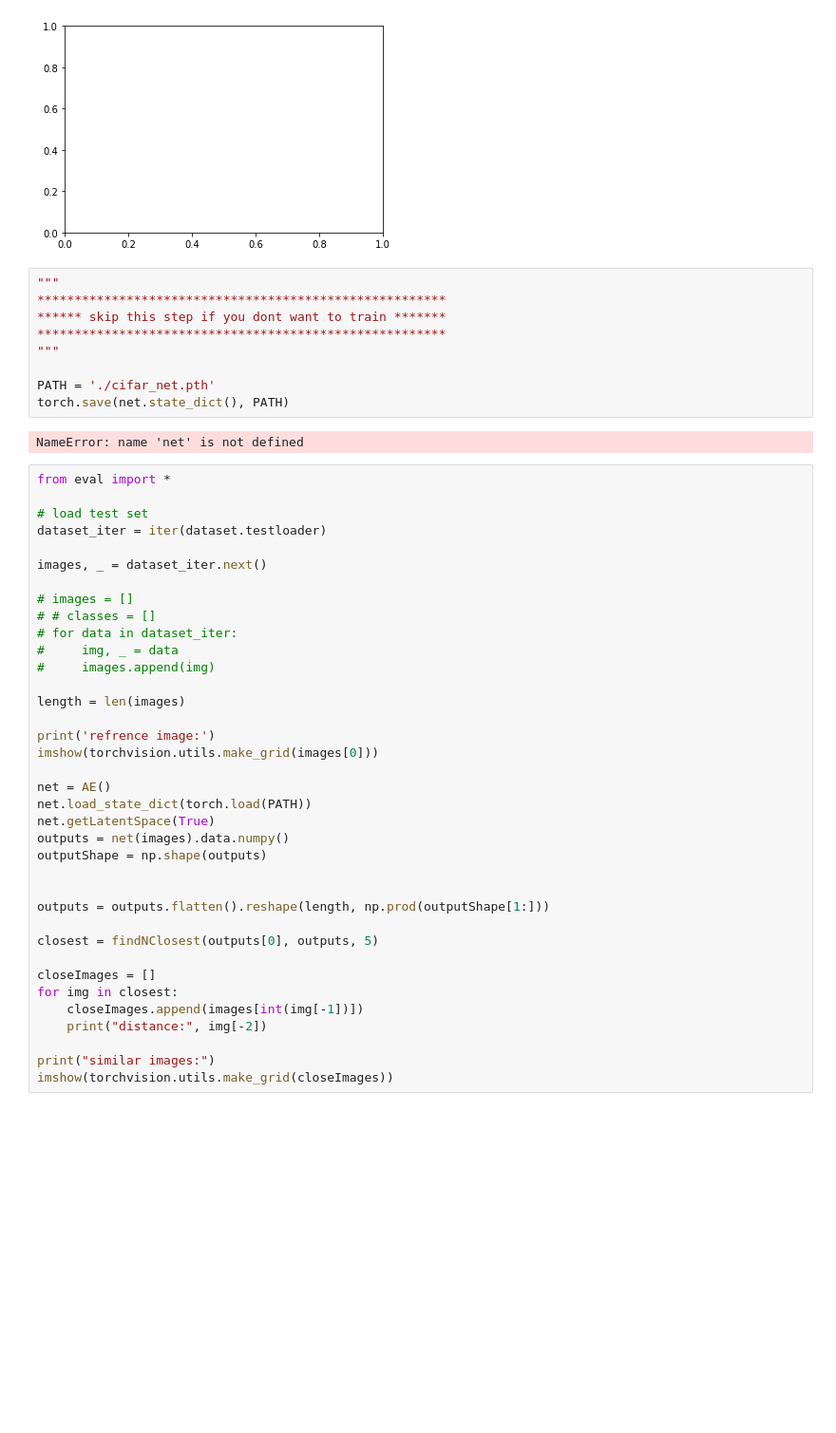
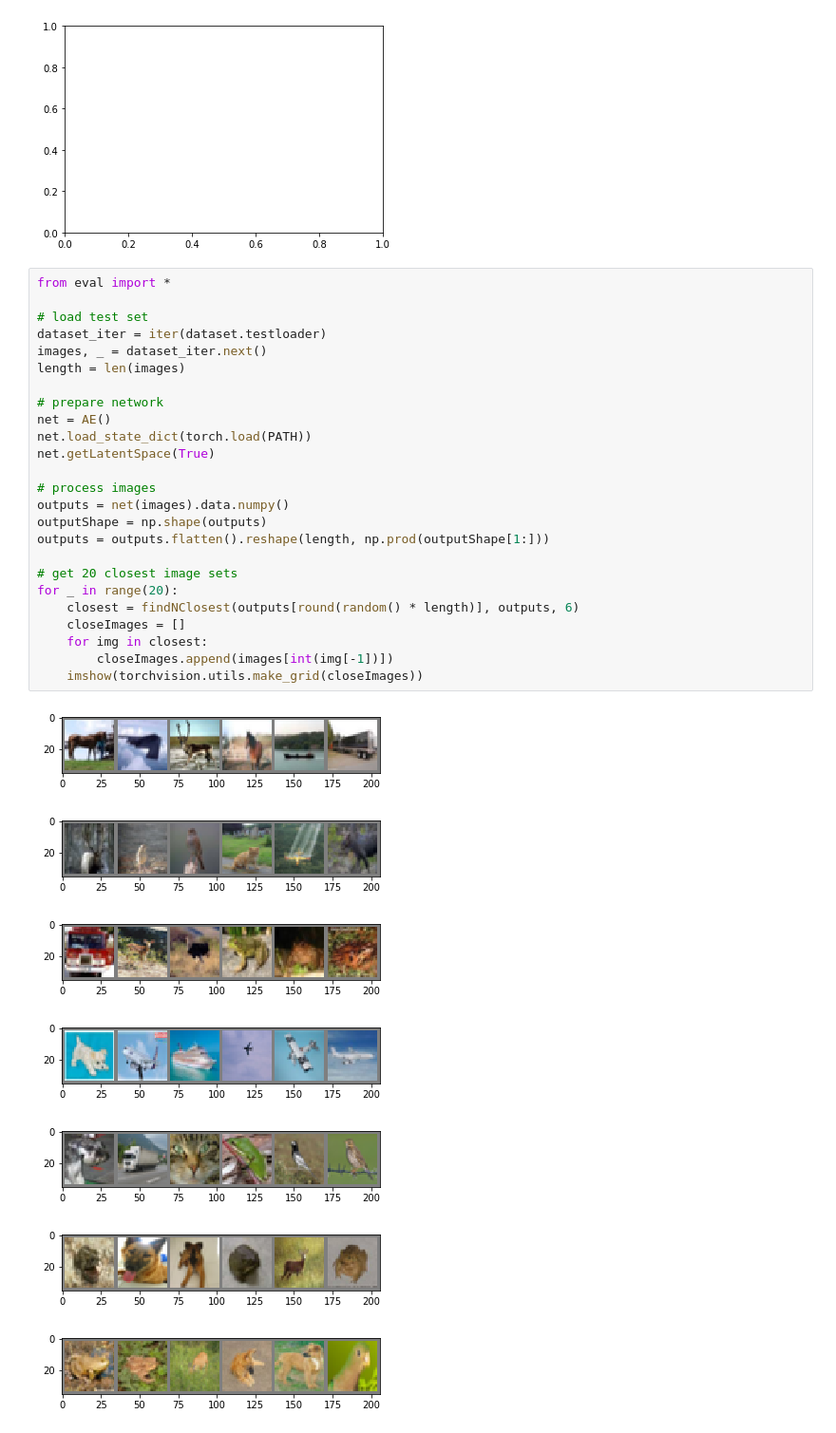
Before and after one commit to PhilipOe1612340/MMR-Autoencoder, a Jupyter notebook: src/autoencoder-pytorch.ipynb, the cells around one changed output. Shown at 95% size. Cells and saved outputs as stored; diff of their text form; blank space fills up the shorter version.

Commit message:
get random images for predictions

```diff
--- a/src/autoencoder-pytorch.ipynb
+++ b/src/autoencoder-pytorch.ipynb
@@ -176,52 +178,36 @@ plt.draw()
 # %% [output]
 NameError: name 'loss' is not defined
 [figure]
-# %%
-"""
-*******************************************************
-****** skip this step if you dont want to train *******
-*******************************************************
-"""
-
-PATH = './cifar_net.pth'
-torch.save(net.state_dict(), PATH)
-# %% [output]
-NameError: name 'net' is not defined
 # %%
 from eval import *
 
 # load test set
 dataset_iter = iter(dataset.testloader)
-
 images, _ = dataset_iter.next()
-
-# images = []
-# # classes = []
-# for data in dataset_iter:
-#     img, _ = data
-#     images.append(img)
-
 length = len(images)
 
-print('refrence image:')
-imshow(torchvision.utils.make_grid(images[0]))
-
+# prepare network
 net = AE()
 net.load_state_dict(torch.load(PATH))
 net.getLatentSpace(True)
+
+# process images
 outputs = net(images).data.numpy()
 outputShape = np.shape(outputs)
-
-
 outputs = outputs.flatten().reshape(length, np.prod(outputShape[1:]))
 
-closest = findNClosest(outputs[0], outputs, 5)
-
-closeImages = []
-for img in closest:
-    closeImages.append(images[int(img[-1])])
-    print("distance:", img[-2])
-
-print("similar images:")
-imshow(torchvision.utils.make_grid(closeImages))
+# get 20 closest image sets
+for _ in range(20):
+    closest = findNClosest(outputs[round(random() * length)], outputs, 6)
+    closeImages = []
+    for img in closest:
+        closeImages.append(images[int(img[-1])])
+    imshow(torchvision.utils.make_grid(closeImages))
 # %% [output]
+[figure, new version]
+[figure, new version]
+[figure, added]
+[figure, added]
+[figure, added]
+[figure, added]
+[figure, added]
```
Also changed, not shown: parts of 5 cells of this notebook.
